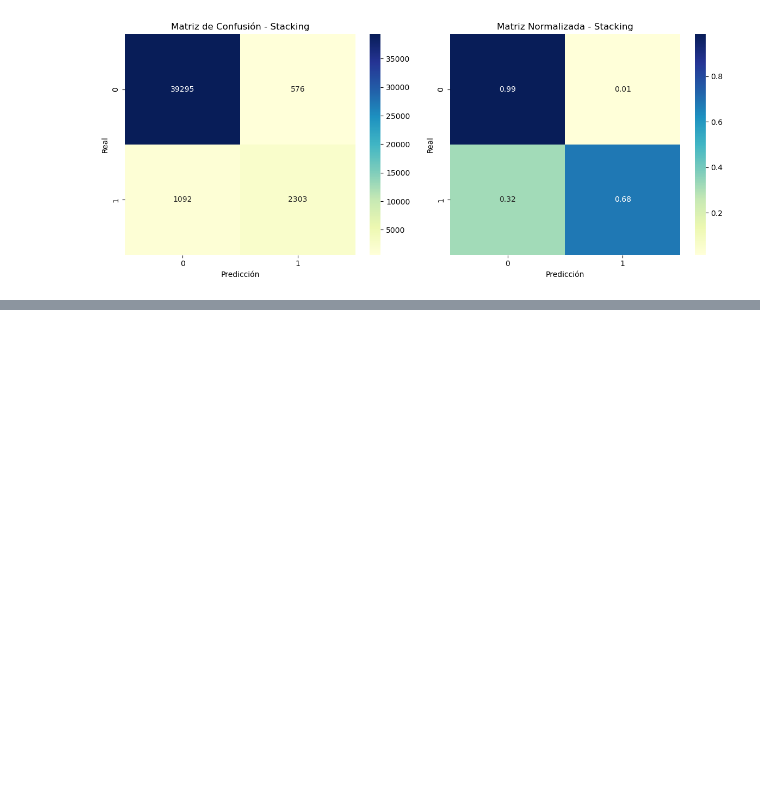
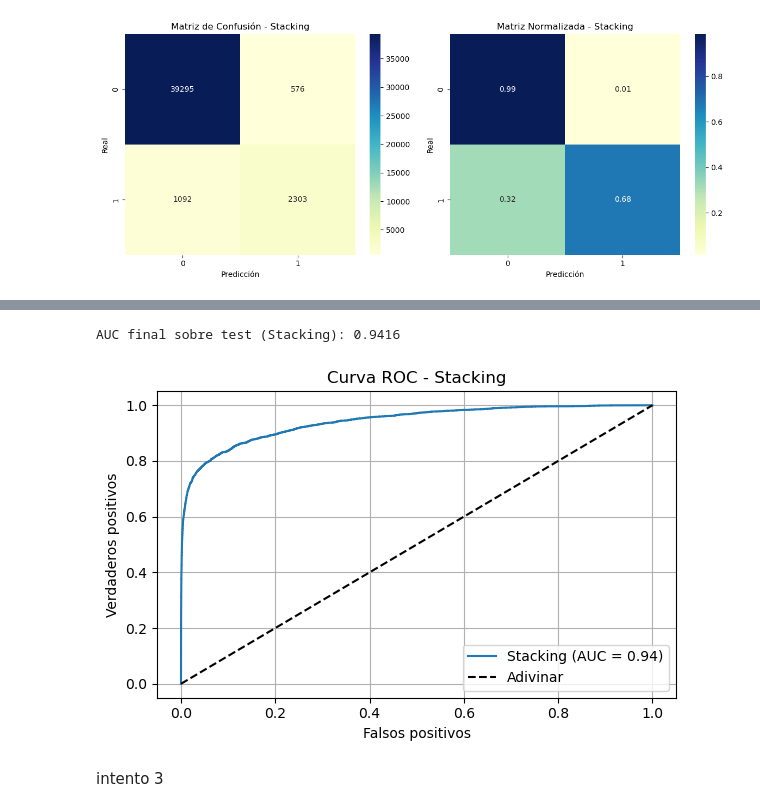
Before and after one commit to Darhudda/Machine_learning, a Jupyter notebook: _sources/Modelo_original.ipynb, the cells around one changed output, grey strips where cells are left out. Saved outputs shown, nothing was run; the diff lists cells and outputs as text; code cells hidden in the pictures; blank space fills up the shorter version.

```diff
--- a/_sources/Modelo_original.ipynb
+++ b/_sources/Modelo_original.ipynb
@@ -172,0 +441,13 @@ AUC final sobre test (Stacking): 0.9370
+# %%
+from sklearn.metrics import classification_report
+
+# === Mejor modelo del GridSearchCV
+best_stack_model = grid_search_stack.best_estimator_
+
+# === Predicciones sobre el test original
+y_pred_stack = best_stack_model.predict(X_test)
+y_proba_stack = best_stack_model.predict_proba(X_test)[:, 1]
+
+# === Reporte de clasificación
+print("\n=== Classification Report - Stacking ===")
+print(classification_report(y_test, y_pred_stack))
@@ -172,0 +464,23 @@ AUC final sobre test (Stacking): 0.9370
+# %%
+from sklearn.metrics import roc_curve, roc_auc_score
+
+# === Curva ROC
+fpr_stack, tpr_stack, _ = roc_curve(y_test, y_proba_stack)
+auc_stack = roc_auc_score(y_test, y_proba_stack)
+print(f"AUC final sobre test (Stacking): {auc_stack:.4f}")
+
+plt.figure(figsize=(6, 4))
+plt.plot(fpr_stack, tpr_stack, label=f'Stacking (AUC = {auc_stack:.2f})')
+plt.plot([0, 1], [0, 1], 'k--', label='Adivinar')
+plt.xlabel("Falsos positivos")
+plt.ylabel("Verdaderos positivos")
+plt.title("Curva ROC - Stacking")
+plt.legend()
+plt.grid()
+plt.tight_layout()
+plt.show()
+# %% [output]
+AUC final sobre test (Stacking): 0.9416
+[figure, added]
+# %% [markdown]
+intento 3
```
Also changed, not shown: parts of 18 cells of this notebook, 10 other files.
